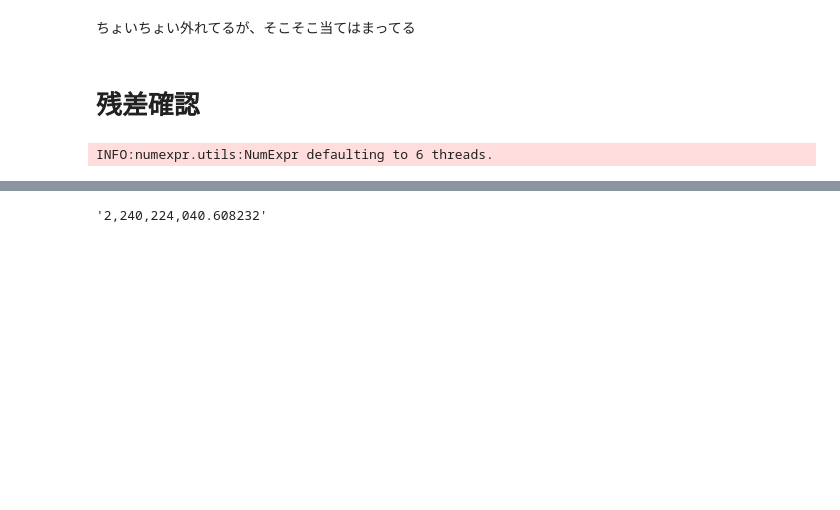
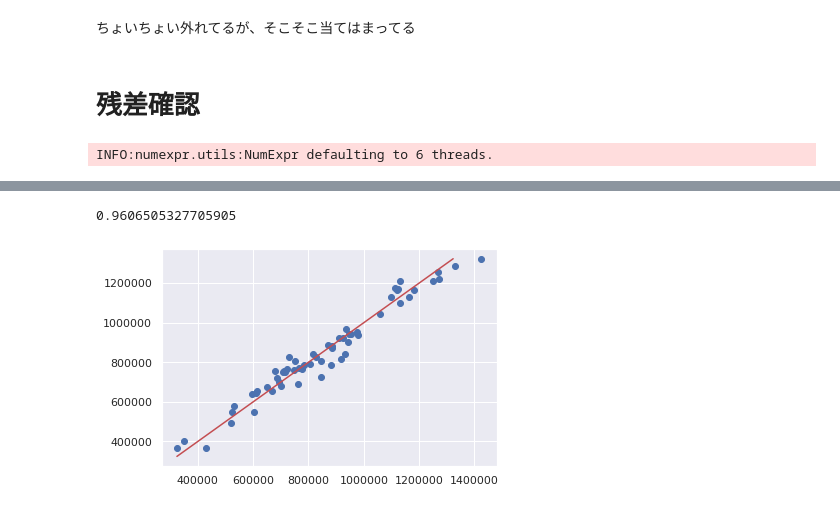
Before and after one commit to Kazuya-Minakuchi/dereste_event_point_ranking_1_app, a Jupyter notebook: notebooks/c1_local-level.ipynb, the cells around one changed output, grey strips where cells are left out. Saved outputs shown, nothing was run; the diff lists cells and outputs as text; code cells hidden in the pictures; blank space fills up the shorter version.

Commit message:
r2score追加

```diff
--- a/notebooks/c1_local-level.ipynb
+++ b/notebooks/c1_local-level.ipynb
@@ -190,8 +191,17 @@ df.head()
-# %%
-# 残差の二乗の平均
-"{:,}".format(((df['diff'])**2).sum() / len(df))
-# %% [output]
-'2,240,224,040.608232'
+# %%
+# 決定係数 (R2)
+r2_score(df['1位'], df['predict'])
+# %% [output]
+0.9606505327705905
+# %%
+fig, ax = plt.subplots(1, 1)
+ax.scatter(df['1位'], df['predict'])
+ideal_min = min(df['1位'].min(), df['predict'].min())
+ideal_max = min(df['1位'].max(), df['predict'].max())
+ax.plot([ideal_min, ideal_max], [ideal_min, ideal_max], color='r')
+plt.show()
+# %% [output]
+[figure, added]
 # %%
 df.corr()
 # %% [output]
```
Also changed, not shown: parts of 8 cells of this notebook, 5 other files.
